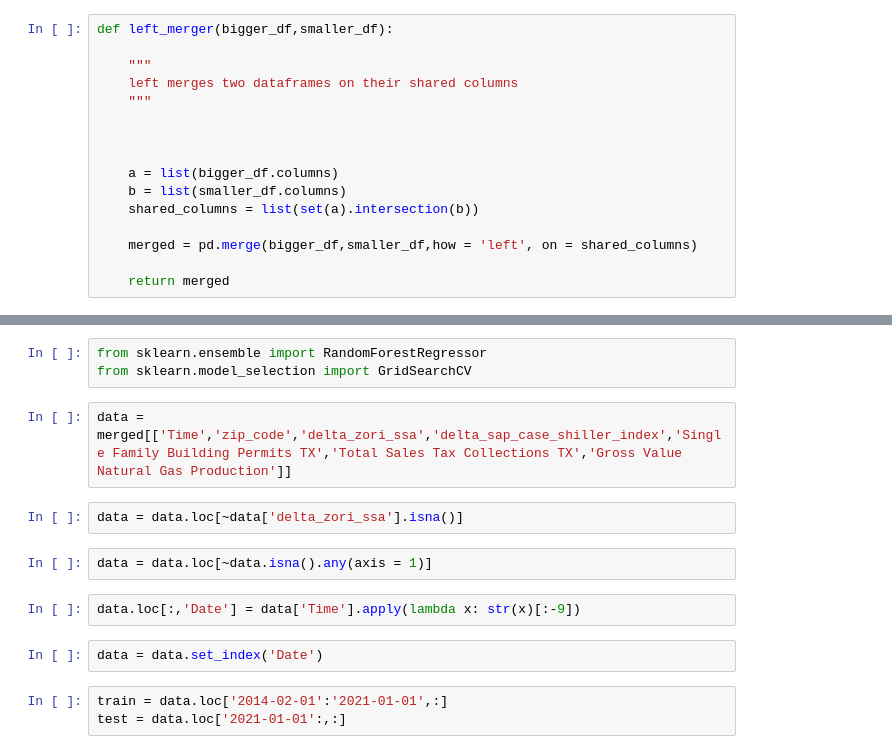
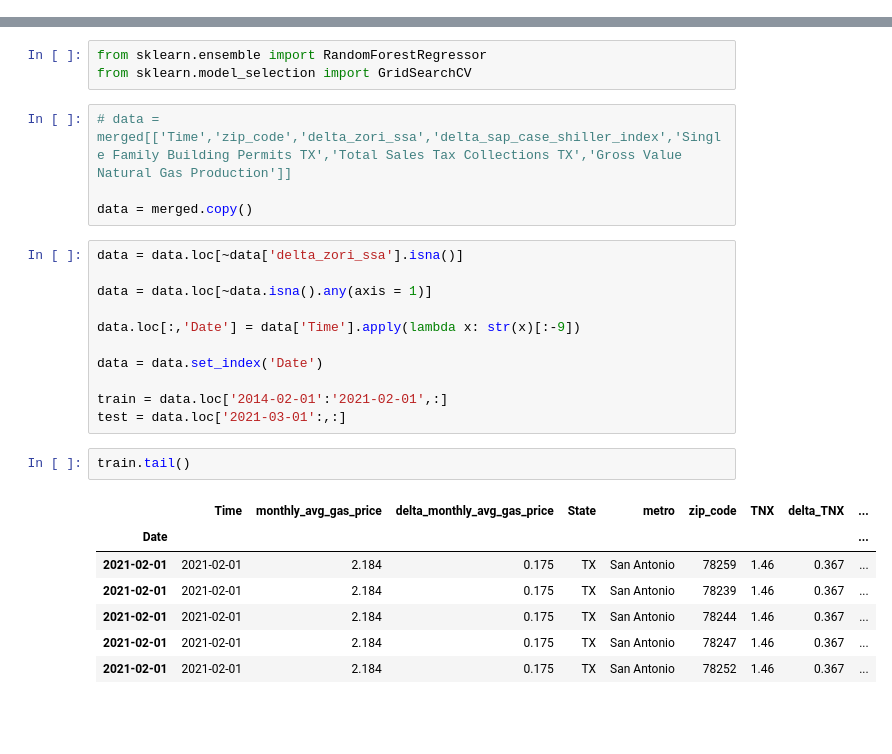
Before and after one commit to HaydenWarren/zri-forecast, a Jupyter notebook: Robert_Lando/Feature_Merging_And_Initial_Model.ipynb, the cells around one changed output, grey strips where cells are left out. Drawn from its saved outputs; the diff is of its cells as text; blank space fills up the shorter version.

```diff
--- a/Robert_Lando/Feature_Merging_And_Initial_Model.ipynb
+++ b/Robert_Lando/Feature_Merging_And_Initial_Model.ipynb
@@ -366,19 +428,3 @@ def time_lag_merge(df_1, df_2,lag_dictionary = {},return_cols = False):
-# %%
-def left_merger(bigger_df,smaller_df):
-
-    """
-    left merges two dataframes on their shared columns
-    """
-
-
-
-    a = list(bigger_df.columns)
-    b = list(smaller_df.columns)
-    shared_columns = list(set(a).intersection(b))
-
-    merged = pd.merge(bigger_df,smaller_df,how = 'left', on = shared_columns)
-
-    return merged
 # %%
 def left_merger(df_1,df_2):
 
@@ -440,15 +528,27 @@ corrs.index
 from sklearn.ensemble import RandomForestRegressor
 from sklearn.model_selection import GridSearchCV
 # %%
-data = merged[['Time','zip_code','delta_zori_ssa','delta_sap_case_shiller_index','Single Family Building Permits TX','Total Sales Tax Collections TX','Gross Value Natural Gas Production']]
+# data = merged[['Time','zip_code','delta_zori_ssa','delta_sap_case_shiller_index','Single Family Building Permits TX','Total Sales Tax Collections TX','Gross Value Natural Gas Production']]
+
+data = merged.copy()
-# %%
-data = data.loc[~data['delta_zori_ssa'].isna()]
-# %%
-data = data.loc[~data.isna().any(axis = 1)]
-# %%
-data.loc[:,'Date'] = data['Time'].apply(lambda x: str(x)[:-9])
-# %%
-data = data.set_index('Date')
-# %%
-train = data.loc['2014-02-01':'2021-01-01',:]
-test = data.loc['2021-01-01':,:]
+# %%
+data = data.loc[~data['delta_zori_ssa'].isna()]
+
+data = data.loc[~data.isna().any(axis = 1)]
+
+data.loc[:,'Date'] = data['Time'].apply(lambda x: str(x)[:-9])
+
+data = data.set_index('Date')
+
+train = data.loc['2014-02-01':'2021-02-01',:]
+test = data.loc['2021-03-01':,:]
+# %%
+train.tail()
+# %% [output]
+|  | Time | monthly_avg_gas_price | delta_monthly_avg_gas_price | State | metro | zip_code | TNX | delta_TNX | ... |
+| Date |  |  |  |  |  |  |  |  | ... |
+| 2021-02-01 | 2021-02-01 | 2.184 | 0.175 | TX | San Antonio | 78259 | 1.46 | 0.367 | ... |
+| 2021-02-01 | 2021-02-01 | 2.184 | 0.175 | TX | San Antonio | 78239 | 1.46 | 0.367 | ... |
+| 2021-02-01 | 2021-02-01 | 2.184 | 0.175 | TX | San Antonio | 78244 | 1.46 | 0.367 | ... |
+| 2021-02-01 | 2021-02-01 | 2.184 | 0.175 | TX | San Antonio | 78247 | 1.46 | 0.367 | ... |
+| 2021-02-01 | 2021-02-01 | 2.184 | 0.175 | TX | San Antonio | 78252 | 1.46 | 0.367 | ... |
```
Also changed, not shown: parts of 28 cells of this notebook.
